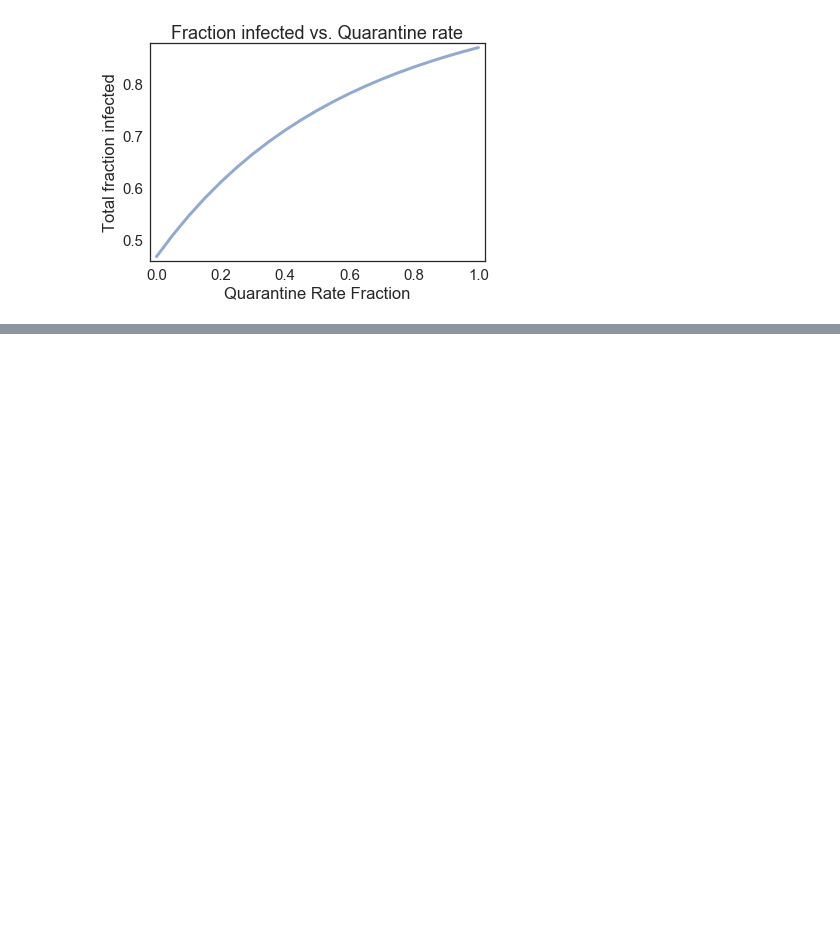
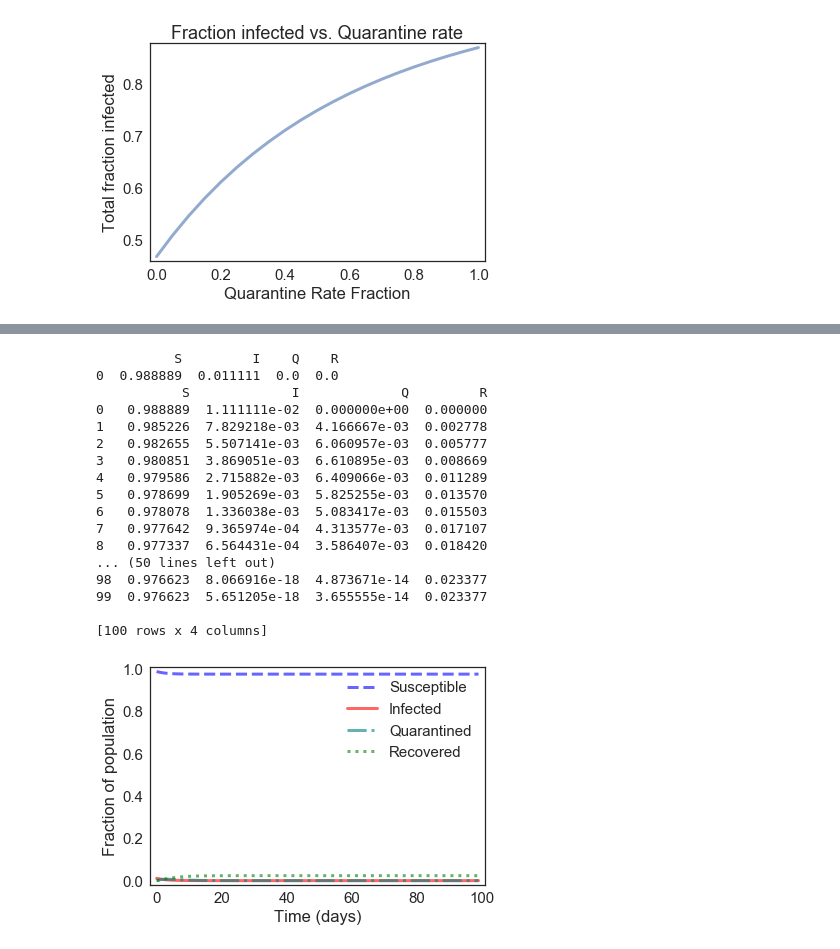
Before and after one commit to draconian9908/ModSimPy, a Jupyter notebook: code/chap05mine.ipynb, the cells around one changed output, grey strips where cells are left out. Saved outputs shown, nothing was run; the diff lists cells and outputs as text; code cells hidden in the pictures; blank space fills up the shorter version.

```diff
--- a/code/chap05mine.ipynb
+++ b/code/chap05mine.ipynb
@@ -795,11 +795,11 @@ decorate(xlabel='Quarantine Rate Fraction',
 # %%
-#init2 = State(S=89, I=1, Q=0, R=0)
-#init2 /= sum(init2)
+init2 = State(S=89, I=1, Q=0, R=0)
+init2 /= sum(init2)
 
-#tc = 3
-#tr = 4
+tc = 3
+tr = 4
 
-#beta = 1 / tc
-#gamma = 1 / tr
-#phi = 0.5
+beta = 1 / tc
+gamma = 1 / tr
+phi = 0.5
 # %%
@@ -808,6 +814,25 @@ decorate(xlabel='Quarantine Rate Fraction',
 # %%
-#siqr = make_system2(beta, gamma, phi)
-#run_simulation2(siqr, update2)
-#frame2 = system.results
-#print(frame2)
-#plot_results(frame.S, frame.I, frame.Q, frame.R)
+siqr = make_system2(beta, gamma, phi)
+run_simulation2(siqr, update2)
+frame2 = siqr.results
+print(frame2)
+plot_results(frame2.S, frame2.I, frame2.Q, frame2.R)
+# %% [output]
+          S         I    Q    R
+0  0.988889  0.011111  0.0  0.0
+           S             I             Q         R
+0   0.988889  1.111111e-02  0.000000e+00  0.000000
+1   0.985226  7.829218e-03  4.166667e-03  0.002778
+2   0.982655  5.507141e-03  6.060957e-03  0.005777
+3   0.980851  3.869051e-03  6.610895e-03  0.008669
+4   0.979586  2.715882e-03  6.409066e-03  0.011289
+5   0.978699  1.905269e-03  5.825255e-03  0.013570
+6   0.978078  1.336038e-03  5.083417e-03  0.015503
+7   0.977642  9.365974e-04  4.313577e-03  0.017107
+8   0.977337  6.564431e-04  3.586407e-03  0.018420
+... (50 lines left out)
+98  0.976623  8.066916e-18  4.873671e-14  0.023377
+99  0.976623  5.651205e-18  3.655555e-14  0.023377
+
+[100 rows x 4 columns]
+[figure, added]
```
Also changed, not shown: parts of 2 cells of this notebook, 12 other files.
